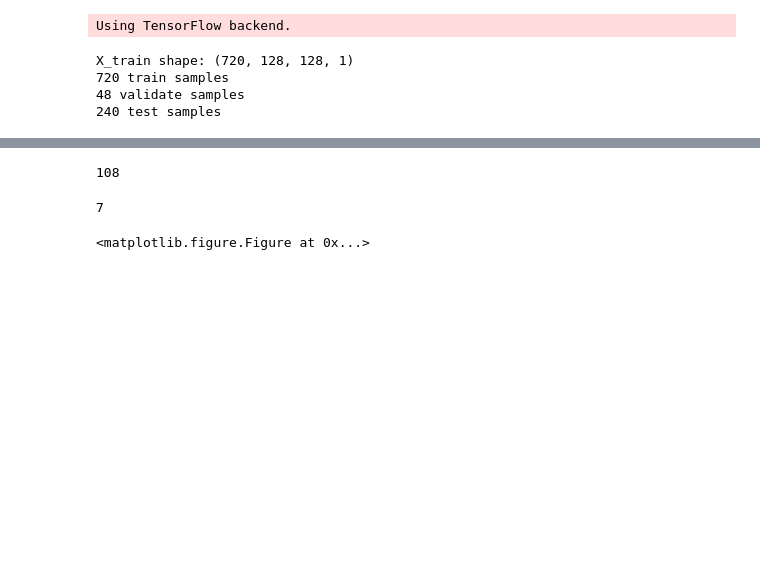
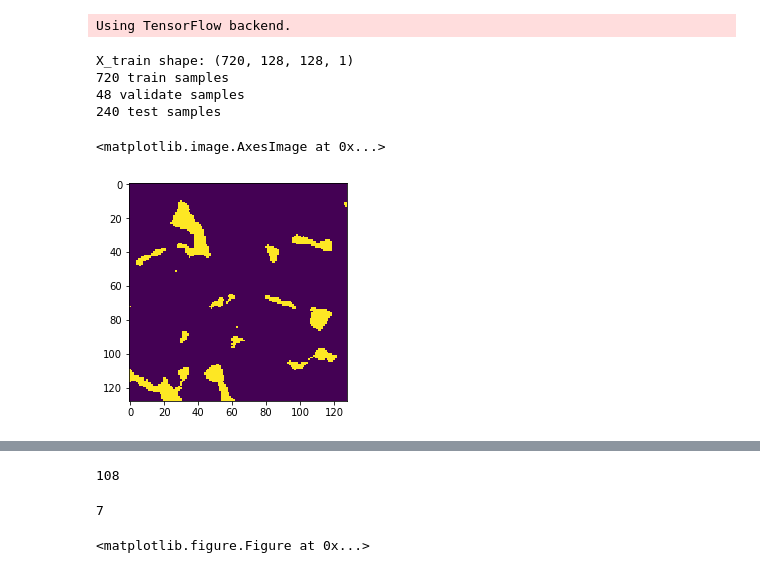
Before and after one commit to aurorlhc/property_test, a Jupyter notebook: CNN_keras.ipynb, the cells around one changed output, grey strips where cells are left out. Cells and saved outputs as stored; diff of their text form; code cells hidden in the pictures; blank space fills up the shorter version.

```diff
--- a/CNN_keras.ipynb
+++ b/CNN_keras.ipynb
@@ -31,18 +31,30 @@ pool_size = (2, 2)
 # convolution kernel size
 kernel_size = (3, 3)
 
-# the data, shuffled and split between train and test sets
-WB=sio.loadmat('sandstone_data.mat')['Data']
-Y_data = sio.loadmat('sandstone_data.mat')['L']
+# Training data, shuffled and split
+WB = np.array(sio.loadmat('sandstone_data.mat')['Data'])
+Y_data = np.array(sio.loadmat('sandstone_data.mat')['L'])
 Y_data = (Y_data-min(Y_data))/(max(Y_data)-min(Y_data))
 X_data = np.reshape(WB,(768,1,img_rows,img_cols))
-X_train = X_data[0:720];# X_test=X_data[720:768]
-Y_train = Y_data[0:720];# Y_test=Y_data[720:768]
-X_val = X_data[720:768]
-Y_val = Y_data[720:768]
 
-#WB_Gen = sio.loadmat('Generation_test.mat')['sample_total']
-#380 images generated using VAE+ST, see Ruijin's code for details
+# Add 380 generated images using VAE+ST from Ruijin's code
+WB_gen = np.array(sio.loadmat('../generate_sandstone_data.mat')['Data'])
+Y_gen = np.array(sio.loadmat('../generate_sandstone_data.mat')['L'])
+Y_gen = (Y_gen-min(Y_gen))/(max(Y_gen)-min(Y_gen))
+X_gen = np.transpose(np.reshape(WB_gen,(380,1,img_rows,img_cols)),[0,1,3,2])
+
+
+#Define Traing data and validation data
+# X_train = np.concatenate((X_data[0:620], X_gen[0:380]), axis=0);
+# Y_train = np.concatenate((Y_data[0:620], Y_gen[0:380]), axis=0);
+# X_val = np.concatenate((X_data[700:768], X_gen[300:380]), axis=0);
+# Y_val = np.concatenate((Y_data[700:768], Y_gen[300:380]), axis=0);
+
+X_train = X_data[:720]
+Y_train = Y_data[:720]
+
+X_val = X_data[720:]
+Y_val = Y_data[720:]
 
 WB1 = sio.loadmat('test_sandstone_data.mat')['Data']
 X_test = np.reshape(WB1, (240, 1, img_rows, img_cols))
@@ -63,6 +75,7 @@ else:
 
 
 X_train = X_train.astype('float32')
+X_val = X_val.astype('float32')
 X_test = X_test.astype('float32')
 
 print('X_train shape:', X_train.shape)
@@ -74,3 +87,8 @@ X_train shape: (720, 128, 128, 1)
 720 train samples
 48 validate samples
 240 test samples
+# %%
+plt.imshow(X_gen[0,:].reshape(128,128))
+# %% [output]
+<matplotlib.image.AxesImage at 0x...>
+[figure, added]
```
Also changed, not shown: parts of 7 cells of this notebook.
